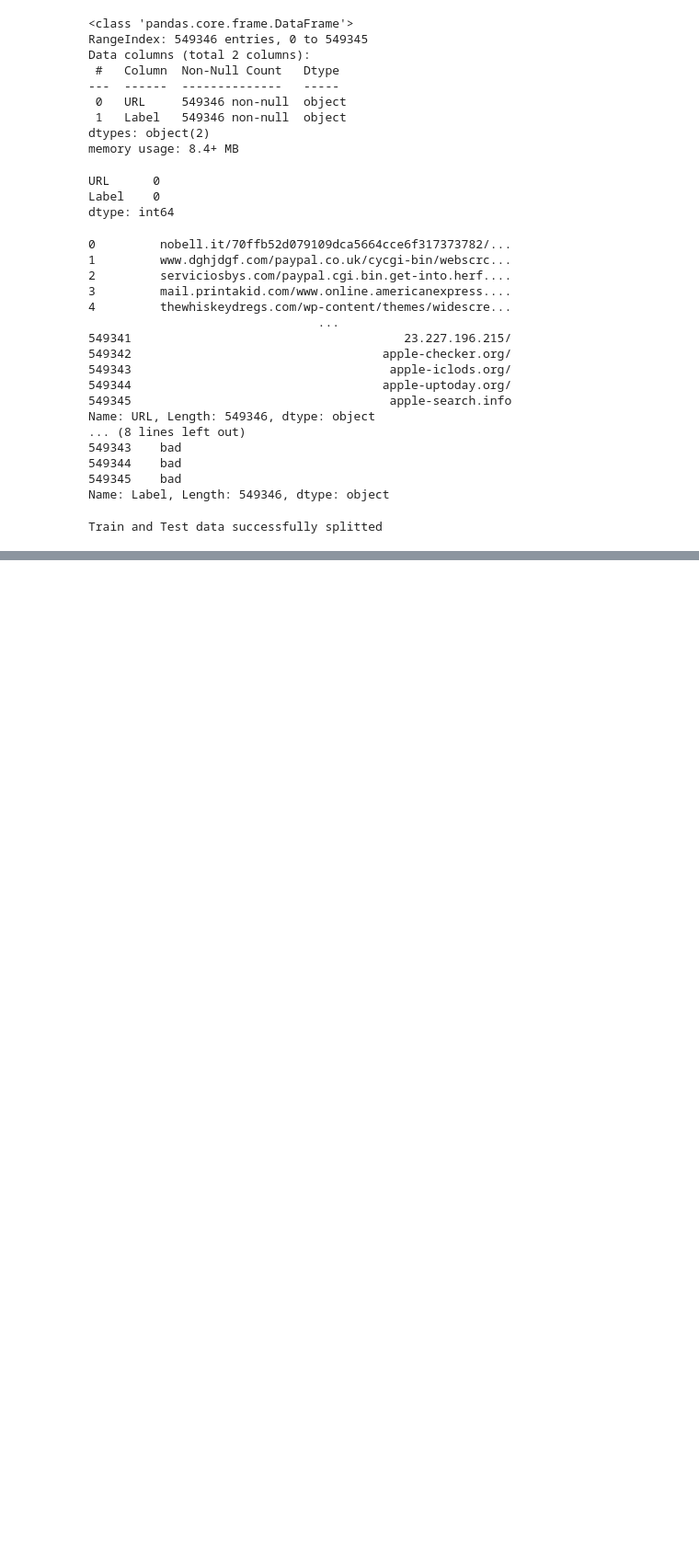
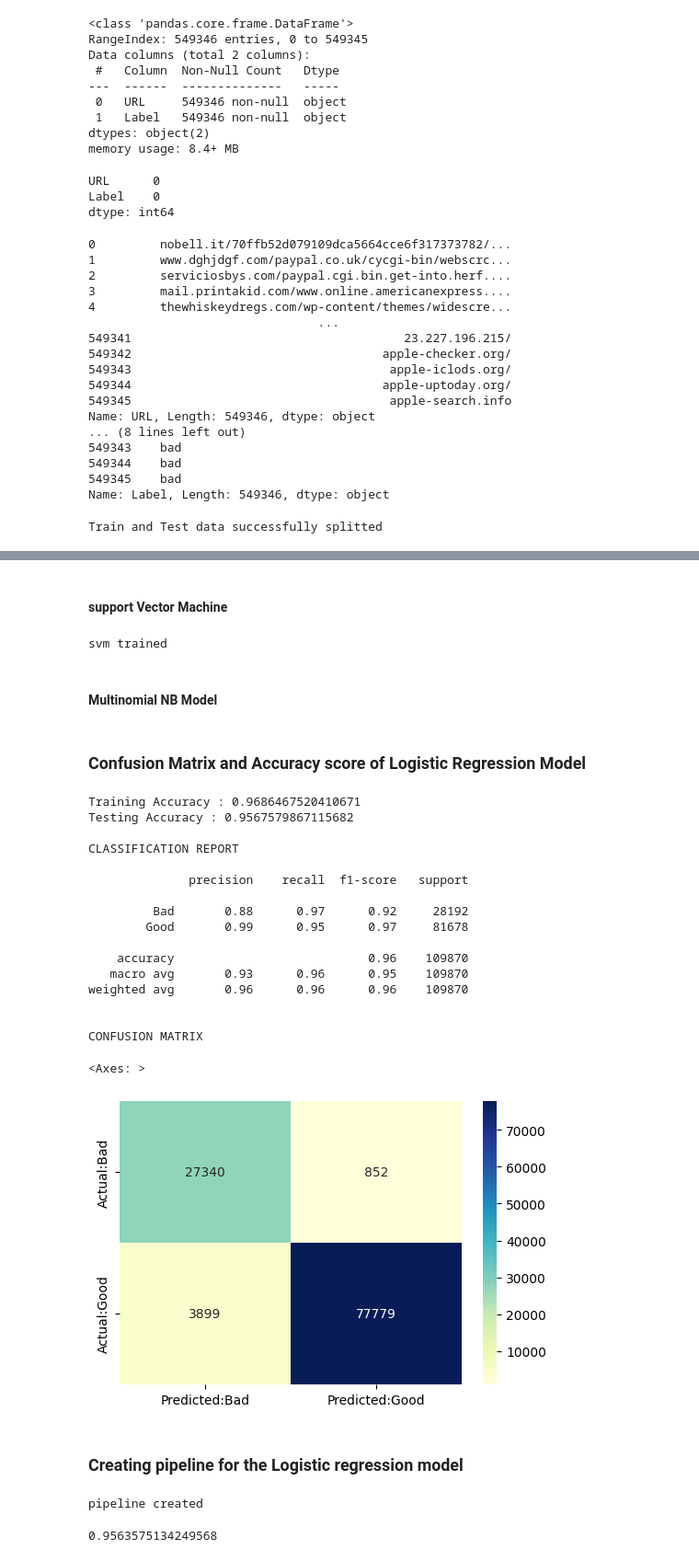
Before and after one commit to srvasanthan33/Phishincator, a Jupyter notebook: phishing_url_prediction_model.ipynb, the cells around one changed output, grey strips where cells are left out. Shown: that part at 92% size. Drawn from its saved outputs; the diff is of its cells as text; code cells hidden in the pictures; blank space fills up the shorter version.

Commit message:
Pipeline added, pickle file created and predicted with user given value

```diff
--- a/phishing_url_prediction_model.ipynb
+++ b/phishing_url_prediction_model.ipynb
@@ -27,0 +36,5 @@ phish_data_df.head()
+# %%
+label_counts = pd.DataFrame(phish_data_df.Label.value_counts())
+#visualizing target_col
+sns.set_style('darkgrid')
+sns.barplot(label_counts.index,label_counts.Label)
@@ -75,0 +91,5 @@ Train and Test data successfully splitted
+# %%
+vectorizer = TfidfVectorizer()
+X_train_vec = vectorizer.fit_transform(X_train)
+X_test_vec = vectorizer.transform(X_test)
+print("Vectors created")
@@ -75,0 +100,4 @@ Train and Test data successfully splitted
+# %%
+lr = LogisticRegression(solver='liblinear', max_iter=1000)
+# %%
+lr.fit(X_train_vec,Y_train)
@@ -75,0 +129,10 @@ Train and Test data successfully splitted
+# %% [markdown]
+#### support Vector Machine
+# %%
+# svm_model = SVC()
+# svm_model.fit(X_train_vec, Y_train)
+print("svm trained")
+# %% [output]
+svm trained
+# %% [markdown]
+#### Multinomial NB Model
@@ -75,0 +141,53 @@ Train and Test data successfully splitted
+# %% [markdown]
+### Confusion Matrix and Accuracy score of Logistic Regression Model
+# %%
+
+print('Training Accuracy :',lr.score(X_train_vec,Y_train))
+print('Testing Accuracy :',lr.score(X_test_vec,Y_test))
+con_mat = pd.DataFrame(confusion_matrix(lr.predict(X_test_vec), Y_test),
+            columns = ['Predicted:Bad', 'Predicted:Good'],
+            index = ['Actual:Bad', 'Actual:Good'])
+
+
+print('\nCLASSIFICATION REPORT\n')
+print(classification_report(lr.predict(X_test_vec), Y_test,
+                            target_names =['Bad','Good']))
+
+print('\nCONFUSION MATRIX')
+plt.figure(figsize= (6,4))
+sns.heatmap(con_mat, annot = True,fmt='d',cmap="YlGnBu")
+# %% [output]
+Training Accuracy : 0.9686467520410671
+Testing Accuracy : 0.9567579867115682
+
+CLASSIFICATION REPORT
+
+              precision    recall  f1-score   support
+
+         Bad       0.88      0.97      0.92     28192
+        Good       0.99      0.95      0.97     81678
+
+    accuracy                           0.96    109870
+   macro avg       0.93      0.96      0.95    109870
+weighted avg       0.96      0.96      0.96    109870
+
+
+CONFUSION MATRIX
+<Axes: >
+[figure, added]
+# %% [markdown]
+### Creating pipeline for the Logistic regression model
+# %%
+from sklearn.pipeline import Pipeline
+pipeline = Pipeline([
+    ('tfidf', TfidfVectorizer()),  # Adjust max_features as needed
+    ('nb', LogisticRegression(solver='liblinear', max_iter=1000))
+])
+print("pipeline created")
+# %% [output]
+pipeline created
+# %%
+pipeline.fit(X_train,Y_train)
+print(pipeline.score(X_test,Y_test))
+# %% [output]
+0.9563575134249568
```
Also changed, not shown: parts of 18 cells of this notebook, 1 other file.
